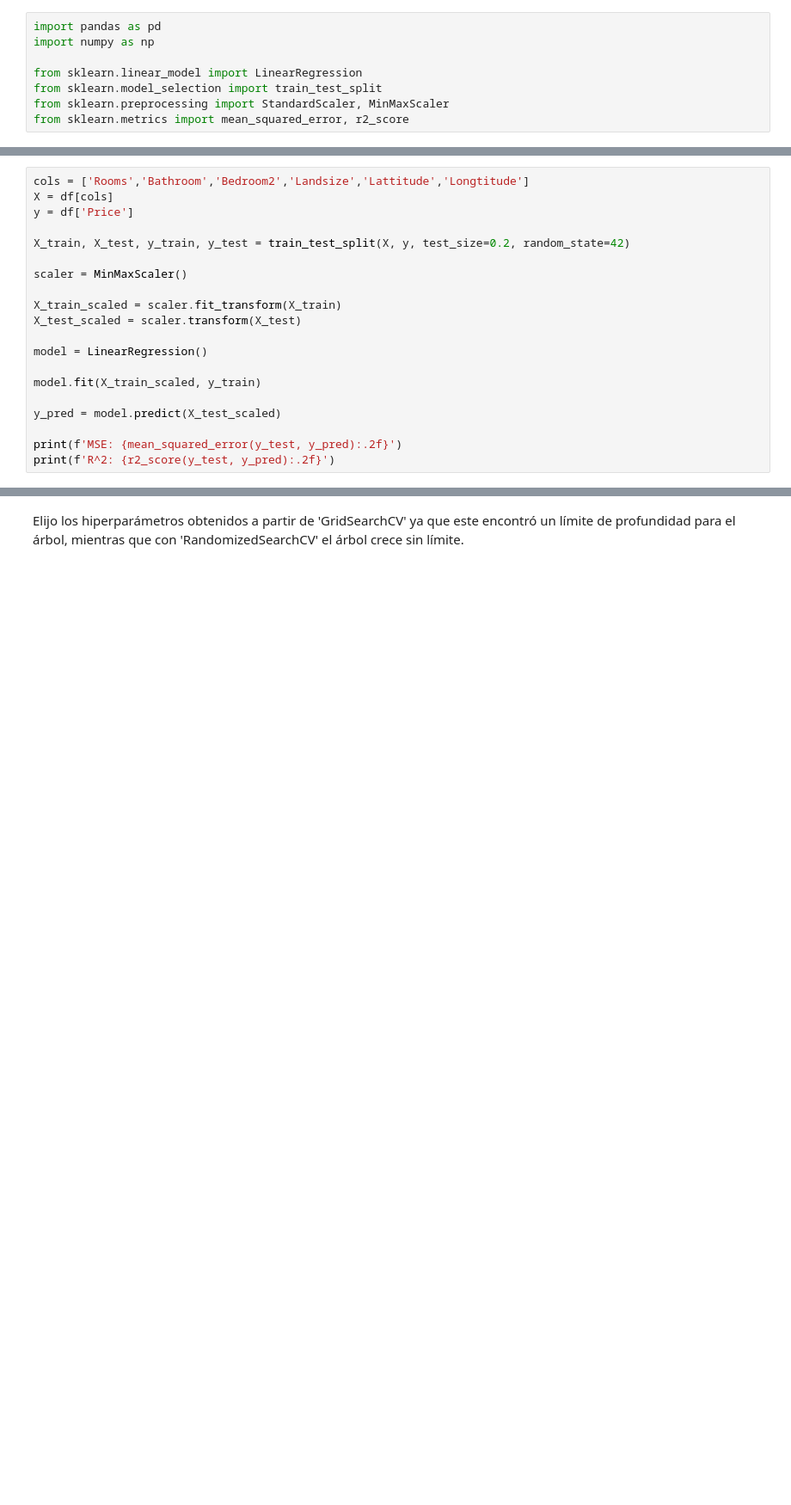
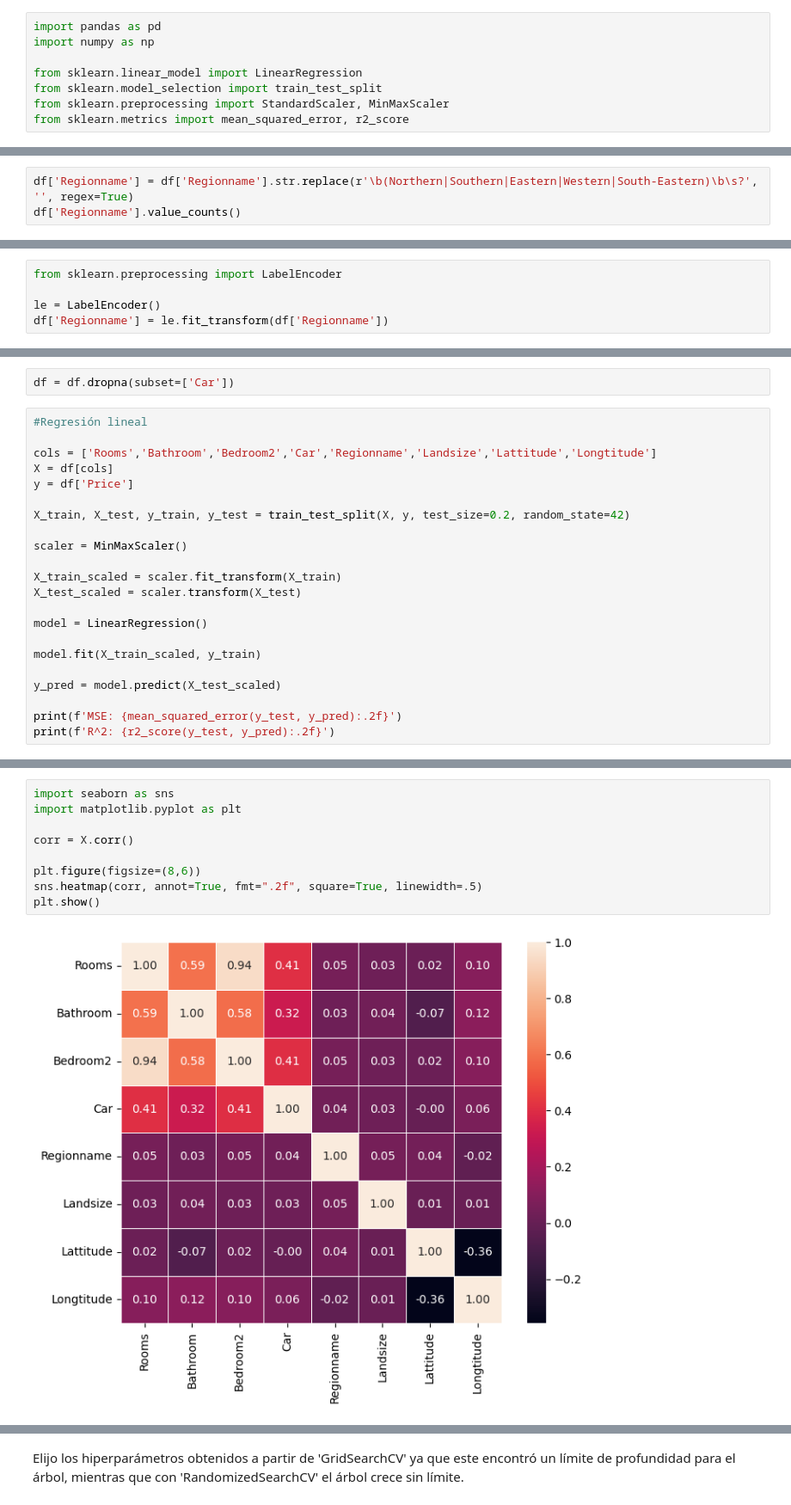
Before and after one commit to Dowhyj32/Melbourne-houses, a Jupyter notebook: Melbourne.ipynb, the cells around one changed output, grey strips where cells are left out. Shown at 86% size. Saved outputs shown, nothing was run; the diff lists cells and outputs as text; blank space fills up the shorter version.

```diff
--- a/Melbourne.ipynb
+++ b/Melbourne.ipynb
@@ -12,0 +34,3 @@ df
+# %%
+df['Regionname'] = df['Regionname'].str.replace(r'\b(Northern|Southern|Eastern|Western|South-Eastern)\b\s?', '', regex=True)
+df['Regionname'].value_counts()
@@ -13,2 +42,7 @@ df
+# %%
+from sklearn.preprocessing import LabelEncoder
+
+le = LabelEncoder()
+df['Regionname'] = le.fit_transform(df['Regionname'])
 # %%
 df.isnull().sum()
@@ -17,5 +67,9 @@ df.info()
+# %%
+df = df.dropna(subset=['Car'])
 # %%
-cols = ['Rooms','Bathroom','Bedroom2','Landsize','Lattitude','Longtitude']
+#Regresión lineal
+
+cols = ['Rooms','Bathroom','Bedroom2','Car','Regionname','Landsize','Lattitude','Longtitude']
 X = df[cols]
 y = df['Price']
 
@@ -37 +94,12 @@ print(f'R^2: {r2_score(y_test, y_pred):.2f}')
+# %%
+import seaborn as sns
+import matplotlib.pyplot as plt
+
+corr = X.corr()
+
+plt.figure(figsize=(8,6))
+sns.heatmap(corr, annot=True, fmt=".2f", square=True, linewidth=.5)
+plt.show()
+# %% [output]
+[figure, added]
 # %%
```
Also changed, not shown: parts of 24 cells of this notebook.
